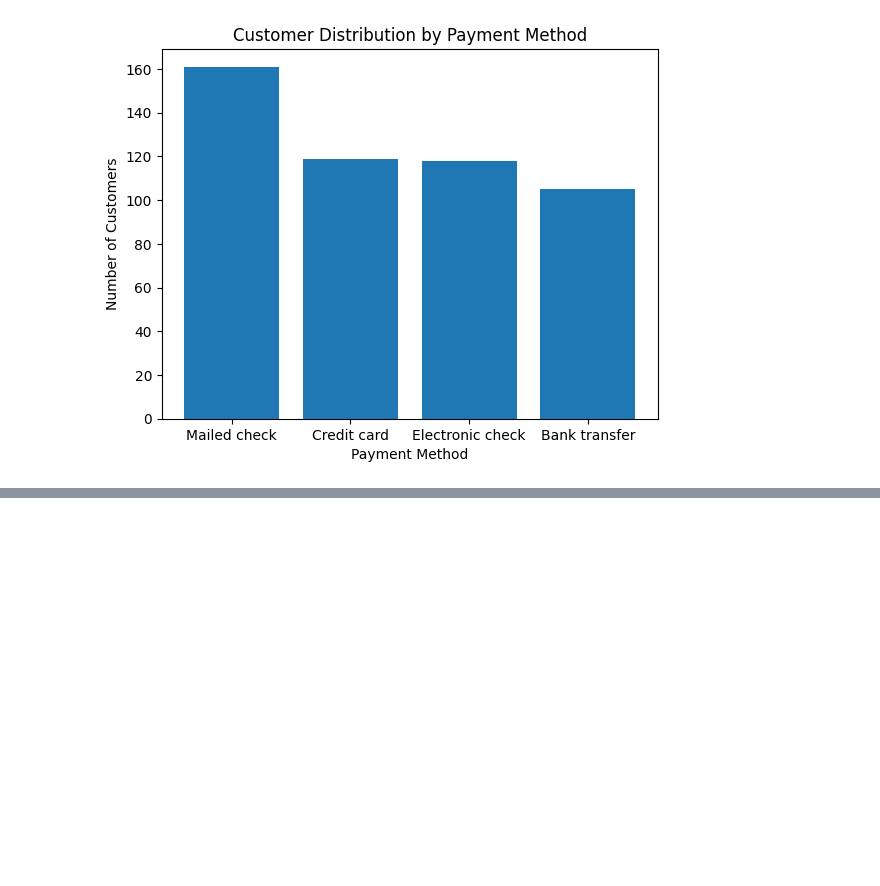
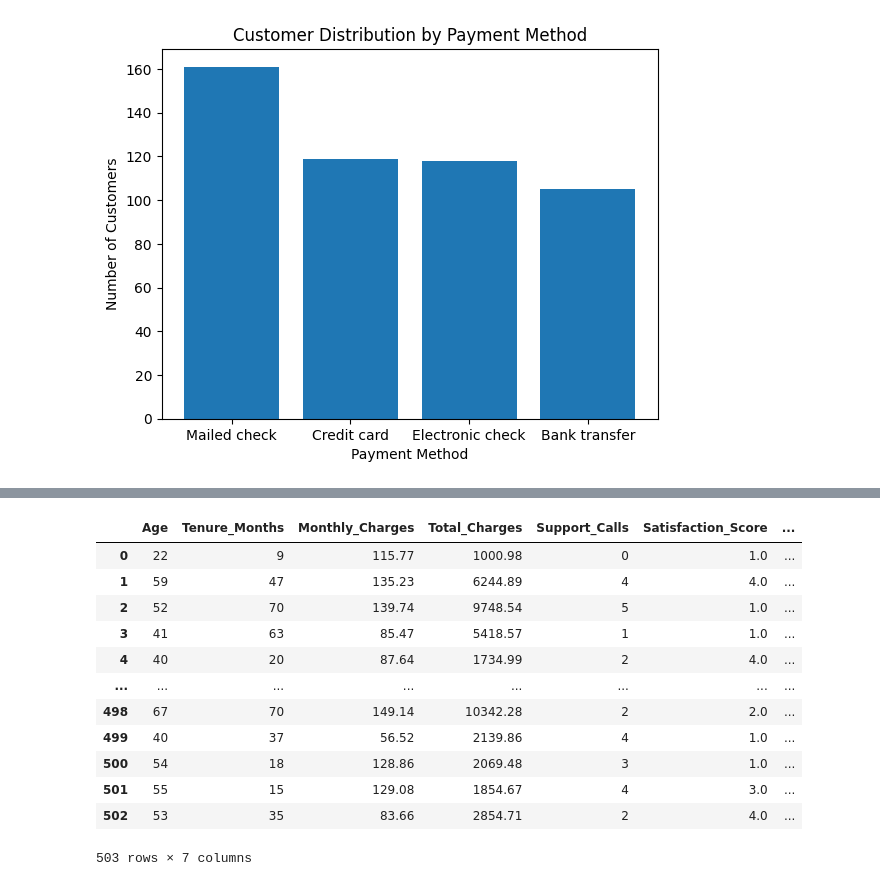
Before and after one commit to Alka-Sharma2006/customer-churn-analysis-ml, a Jupyter notebook: project.ipynb, the cells around one changed output, grey strips where cells are left out. Cells and saved outputs as stored; diff of their text form; code cells hidden in the pictures; blank space fills up the shorter version.

Commit message:
Day2 Numerical analysis with NumPy

```diff
--- a/project.ipynb
+++ b/project.ipynb
@@ -250,0 +262,17 @@ plt.show()
+# %%
+numeric_data=df.select_dtypes(include="number")
+numeric_data
+# %% [output]
+|  | Age | Tenure_Months | Monthly_Charges | Total_Charges | Support_Calls | Satisfaction_Score | ... |
+| 0 | 22 | 9 | 115.77 | 1000.98 | 0 | 1.0 | ... |
+| 1 | 59 | 47 | 135.23 | 6244.89 | 4 | 4.0 | ... |
+| 2 | 52 | 70 | 139.74 | 9748.54 | 5 | 1.0 | ... |
+| 3 | 41 | 63 | 85.47 | 5418.57 | 1 | 1.0 | ... |
+| 4 | 40 | 20 | 87.64 | 1734.99 | 2 | 4.0 | ... |
+| ... | ... | ... | ... | ... | ... | ... | ... |
+| 498 | 67 | 70 | 149.14 | 10342.28 | 2 | 2.0 | ... |
+| 499 | 40 | 37 | 56.52 | 2139.86 | 4 | 1.0 | ... |
+| 500 | 54 | 18 | 128.86 | 2069.48 | 3 | 1.0 | ... |
+| 501 | 55 | 15 | 129.08 | 1854.67 | 4 | 3.0 | ... |
+| 502 | 53 | 35 | 83.66 | 2854.71 | 2 | 4.0 | ... |
+503 rows × 7 columns
```
Also changed, not shown: parts of 23 cells of this notebook.
